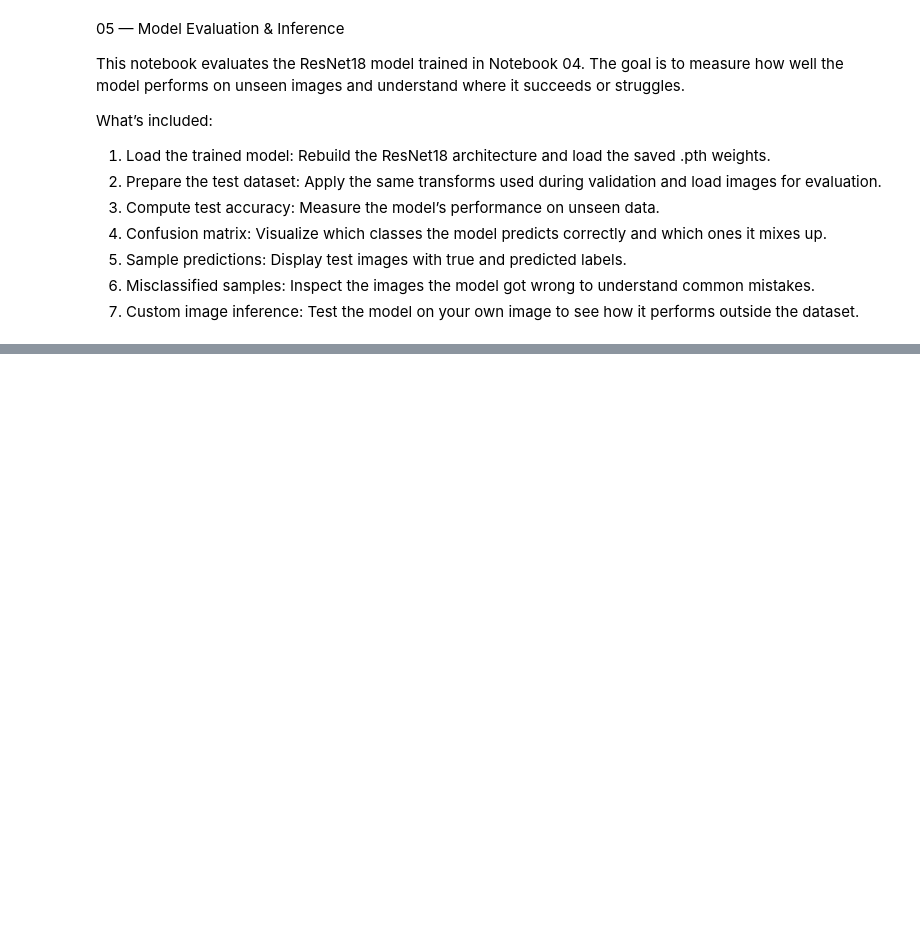
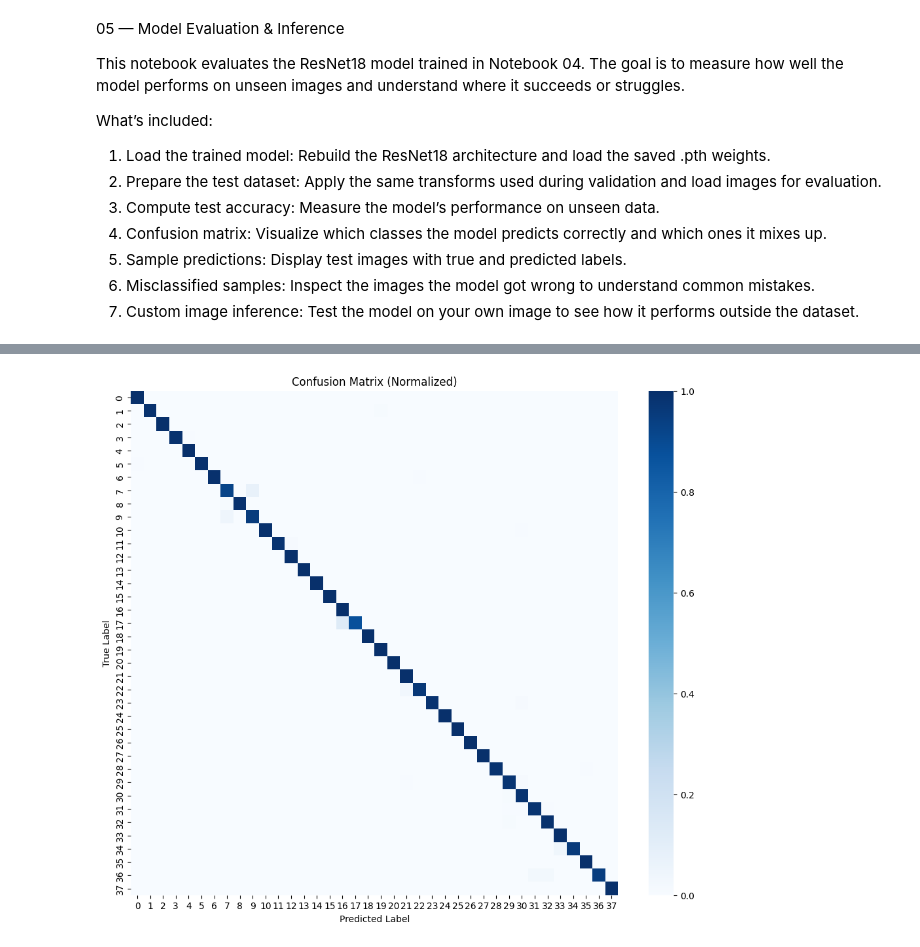
Before and after one commit to ayeshaq27/plantDiseaseDetection, a Jupyter notebook: notebooks/05_Model_Evaluation.ipynb, the cells around one changed output, grey strips where cells are left out. Cells and saved outputs as stored; diff of their text form; code cells hidden in the pictures; blank space fills up the shorter version.

```diff
--- a/notebooks/05_Model_Evaluation.ipynb
+++ b/notebooks/05_Model_Evaluation.ipynb
@@ -93,34 +125,36 @@ all_targets = []
 
 #not training, so no gradients are computed
 with torch.no_grad():
   for images, labels in test_loader:
     images, labels = images.to(device), labels.to(device)
 
     outputs = model(images) #get model preds
 
     #torch_max(...,1) returns:
     # preds = idx of highest score -> pred class
-    _, preds = torch.ax(outputs, 1)
+    _, preds = torch.max(outputs, 1)
 
     #save preds and true labels into py lists
     #just incase it does use gpu, we need to move to cpu since numoy needs it
     all_preds.extend(preds.cpu().numpy())
     all_targets.extend(labels.cpu().numpy())
 
 #build confusion mtx
 cm = confusion_matrix(all_targets, all_preds)
 
 #normalize so each row values are in range 0-1
 #shows % of preds per class
 cm_norm = cm / cm.sum(axis=1, keepdims=True)
 
 #plot
 plt.figure(figsize=(12,10))
 sns.heatmap(cm_norm, annot=False, cmap="Blues")
 plt.title("Confusion Matrix (Normalized)")
 plt.ylabel("True Label")
 plt.xlabel("Predicted Label")
 plt.show()
+# %% [output]
+[figure, added]
 # %%
 def show_preds(model, dataset, num_imgs=6):
   model.eval()
```
Also changed, not shown: parts of 10 cells of this notebook.
